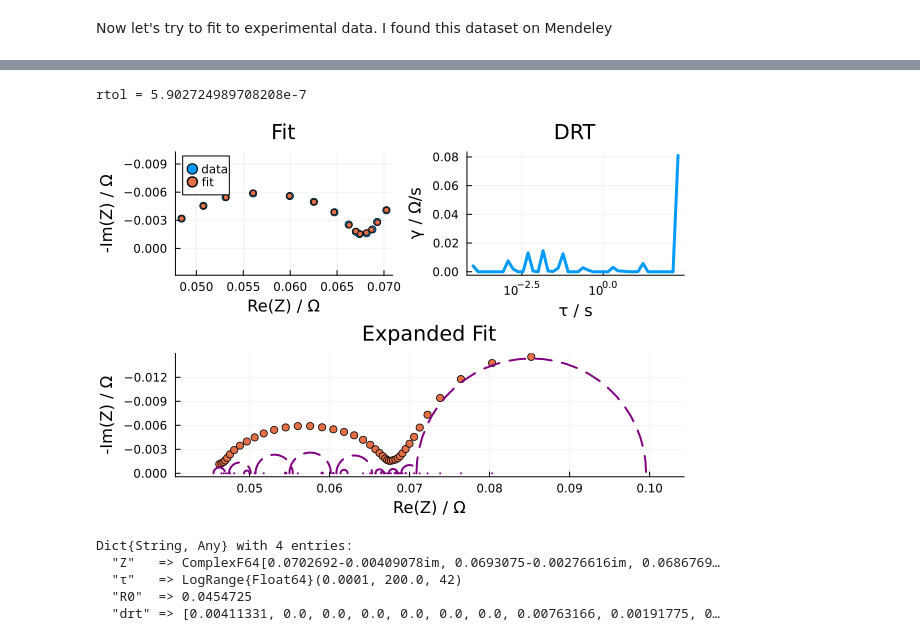
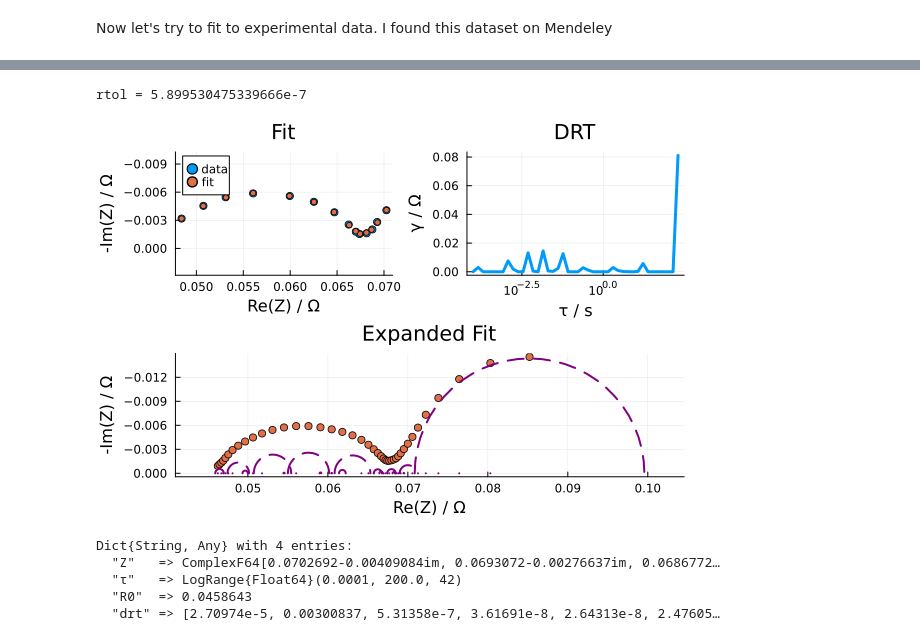
Before and after one commit to bdamerau/EISAnalysis.jl, a Jupyter notebook: Notebooks/DRT.ipynb, the cells around one changed output, grey strips where cells are left out. Drawn from its saved outputs; the diff is of its cells as text; code cells hidden in the pictures.

```diff
--- a/Notebooks/DRT.ipynb
+++ b/Notebooks/DRT.ipynb
@@ -69,10 +67,10 @@ scatter(Z_data,label = "Data",yflip=true,aspect_ratio=:equal)
-# %%
-fit = compute_drt(omega_data,Z_data;regularization=false)
-# %% [output]
-rtol = 5.902724989708208e-7
-[figure, removed]
-Dict{String, Any} with 4 entries:
-  "Z"   => ComplexF64[0.0702692-0.00409078im, 0.0693075-0.00276616im, 0.0686769…
-  "τ"   => LogRange{Float64}(0.0001, 200.0, 42)
-  "R0"  => 0.0454725
-  "drt" => [0.00411331, 0.0, 0.0, 0.0, 0.0, 0.0, 0.0, 0.00763166, 0.00191775, 0…
+# %%
+fit = compute_drt(ω_exp,Z_exp)
+# %% [output]
+rtol = 5.899530475339666e-7
+[figure, added]
+Dict{String, Any} with 4 entries:
+  "Z"   => ComplexF64[0.0702692-0.00409084im, 0.0693072-0.00276637im, 0.0686772…
+  "τ"   => LogRange{Float64}(0.0001, 200.0, 42)
+  "R0"  => 0.0458643
+  "drt" => [2.70974e-5, 0.00300837, 5.31358e-7, 3.61691e-8, 2.64313e-8, 2.47605…
```
Also changed, not shown: parts of 4 cells of this notebook, 1 other file.
